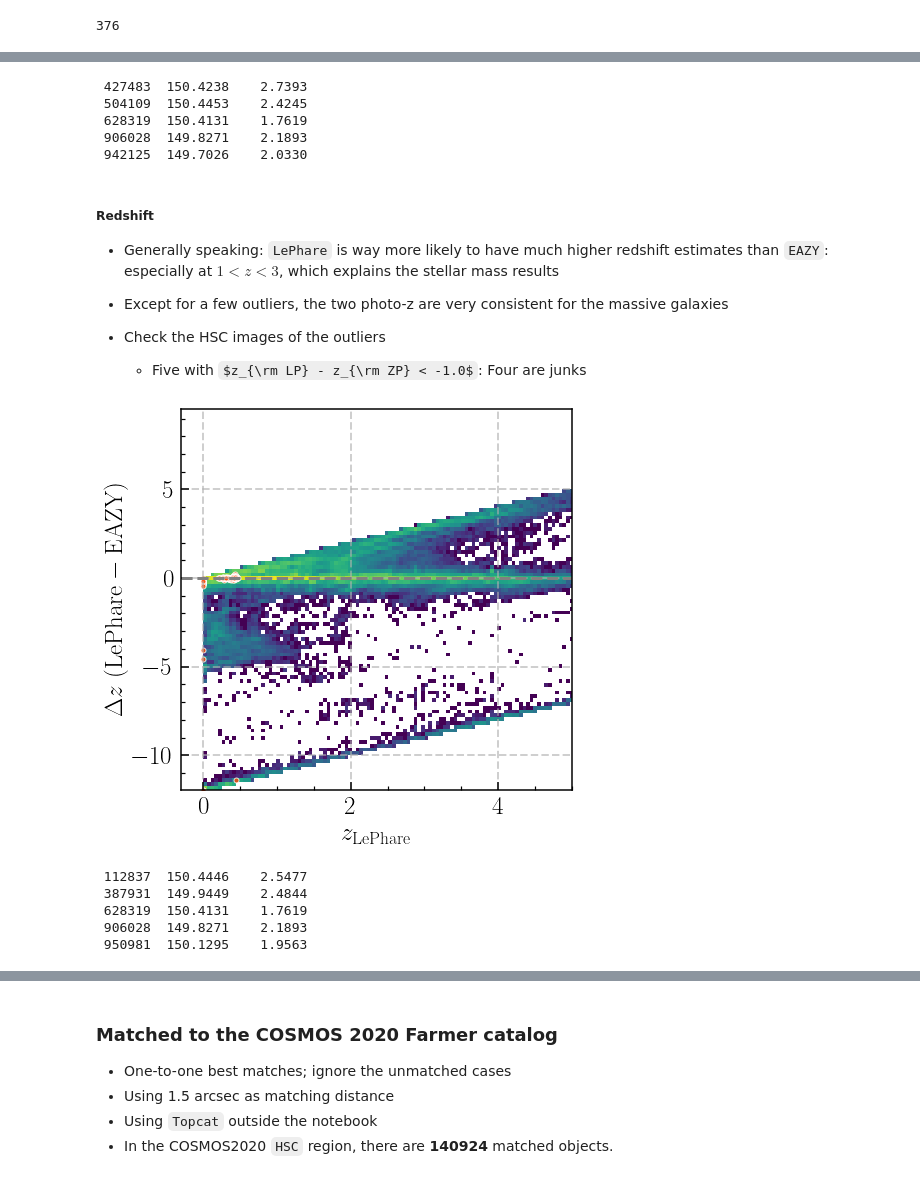
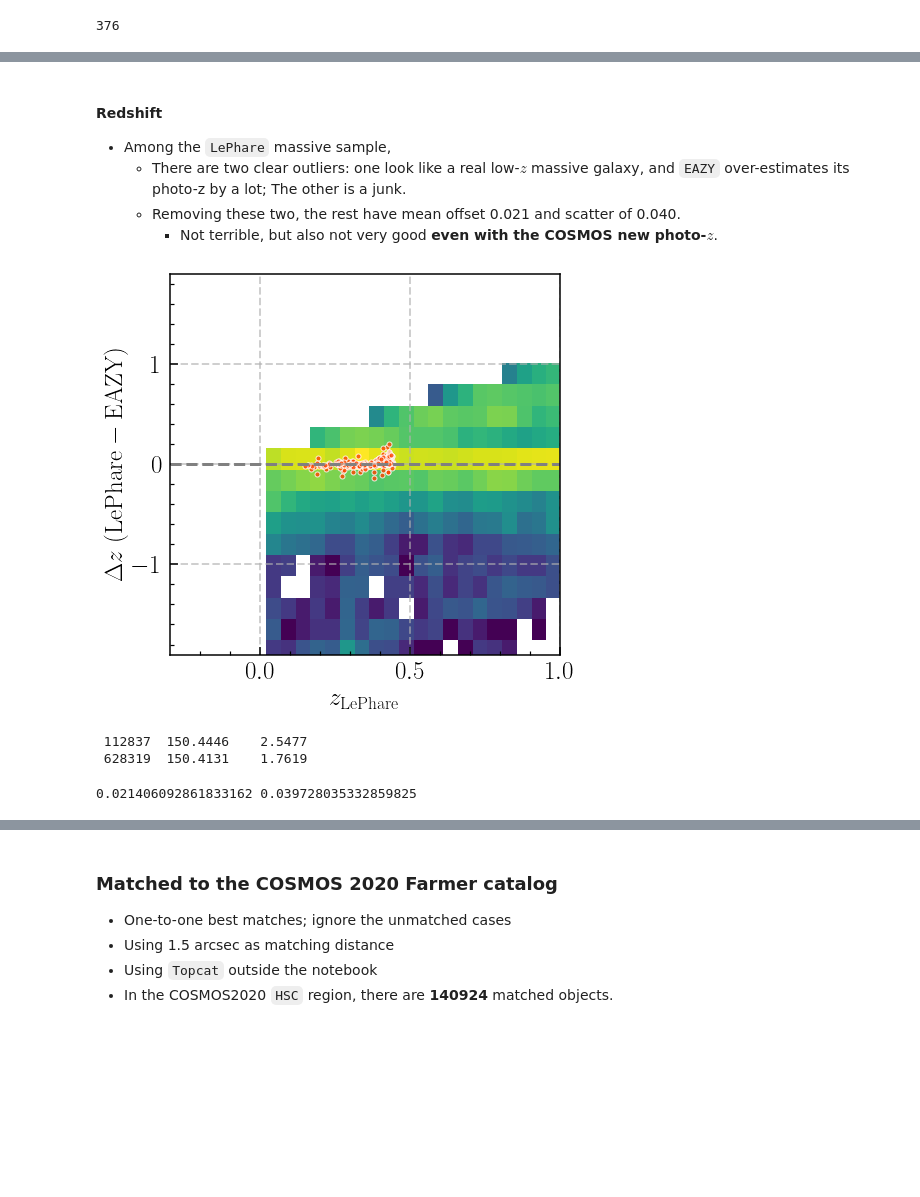
Before and after one commit to dr-guangtou/damascus, a Jupyter notebook: note/cosmos2020/cosmos2020_color_magnitude.ipynb, the cells around one changed output, grey strips where cells are left out. Saved outputs shown, nothing was run; the diff lists cells and outputs as text; code cells hidden in the pictures; some formulas as TeX source; blank space fills up the shorter version.

Commit message:
Work on the COSMOS2020 catalog

```diff
--- a/note/cosmos2020/cosmos2020_color_magnitude.ipynb
+++ b/note/cosmos2020/cosmos2020_color_magnitude.ipynb
@@ -256,0 +438,12 @@ ez_mask = c20_valid_lp['ez_mass'] > 0
+# %%
+gr_valid_lp = c20_valid_lp['HSC_g_MAG'] - c20_valid_lp['HSC_r_MAG']
+rz_valid_lp = c20_valid_lp['HSC_r_MAG'] - c20_valid_lp['HSC_z_MAG']
+gz_valid_lp = c20_valid_lp['HSC_g_MAG'] - c20_valid_lp['HSC_z_MAG']
+
+gr_lp_mass_c = c20_lp_mass_c['HSC_g_MAG'] - c20_lp_mass_c['HSC_r_MAG']
+rz_lp_mass_c = c20_lp_mass_c['HSC_r_MAG'] - c20_lp_mass_c['HSC_z_MAG']
+gz_lp_mass_c = c20_lp_mass_c['HSC_g_MAG'] - c20_lp_mass_c['HSC_z_MAG']
+
+print(np.nanmin(gr_lp_mass_c), np.nanmax(gr_lp_mass_c))
+print(np.nanmin(rz_lp_mass_c), np.nanmax(rz_lp_mass_c))
+print(np.nanmin(gz_lp_mass_c), np.nanmax(gz_lp_mass_c))
@@ -256,0 +454,11 @@ ez_mask = c20_valid_lp['ez_mass'] > 0
+# %%
+_, gr_low_lp_mass_c, gr_upp_lp_mass_c = sigma_clip(
+    gr_lp_mass_c, sigma_lower=3, sigma_upper=2.5, maxiters=5, masked=False, return_bounds=True)
+_, rz_low_lp_mass_c, rz_upp_lp_mass_c = sigma_clip(
+    rz_lp_mass_c, sigma_lower=3, sigma_upper=3, maxiters=5, masked=False, return_bounds=True)
+_, gz_low_lp_mass_c, gz_upp_lp_mass_c = sigma_clip(
+    gz_lp_mass_c, sigma_lower=3, sigma_upper=3, maxiters=5, masked=False, return_bounds=True)
+
+print(gr_low_lp_mass_c, gr_upp_lp_mass_c)
+print(rz_low_lp_mass_c, rz_upp_lp_mass_c)
+print(gz_low_lp_mass_c, gz_upp_lp_mass_c)
@@ -256,0 +525,7 @@ ez_mask = c20_valid_lp['ez_mass'] > 0
+# %%
+c20_lp_mass_good = c20_lp_mass_c[
+    (gr_lp_mass_c > gr_low_lp_mass_c) & (rz_lp_mass_c > rz_low_lp_mass_c) &
+    (gr_lp_mass_c < gr_upp_lp_mass_c) & (rz_lp_mass_c < rz_upp_lp_mass_c)
+]
+
+#_ = [print("{:7d}  {:8.4f}  {:8.4f}".format(obj['ID'], obj['ra'], obj['dec'])) for obj in c20_lp_mass_good]
@@ -258,0 +604,2 @@ ez_mask = c20_valid_lp['ez_mass'] > 0
+# %%
+ez_mask = (c20_valid_lp['ez_mass'] > 0) & (c20_valid_lp['ez_z_phot'] > 0)
@@ -320,56 +704,47 @@ _ = ax.set_ylabel(r'$\Delta \log M_{\star}\ (\rm LePhare - EAZY)\ [\rm dex]$', f
-# %%
-temp = c20_lowz_massive[(c20_lowz_massive['lp_mass_med'] - c20_lowz_massive['ez_mass']) > 0.5]
-
-_ = [print("{:7d}  {:8.4f}  {:8.4f}".format(obj['ID'], obj['ra'], obj['dec'])) for obj in temp]
-# %% [output]
- 427483  150.4238    2.7393
- 504109  150.4453    2.4245
- 628319  150.4131    1.7619
- 906028  149.8271    2.1893
- 942125  149.7026    2.0330
 # %% [markdown]
-##### Redshift
+#### Redshift
 
-- Generally speaking: `LePhare` is way more likely to have much higher redshift estimates than `EAZY`: especially at $1 < z < 3$, which explains the stellar mass results
-
-- Except for a few outliers, the two photo-z are very consistent for the massive galaxies
-
-- Check the HSC images of the outliers
-    - Five with $z_{\rm LP} - z_{\rm ZP} < -1.0$: Four are junks
+- Among the `LePhare` massive sample,
+    - There are two clear outliers: one look like a real low-$z$ massive galaxy, and `EAZY` over-estimates its photo-z by a lot; The other is a junk.
+    - Removing these two, the rest have mean offset 0.021 and scatter of 0.040.
+        - Not terrible, but also not very good **even with the COSMOS new photo-$z$**.
 # %%
 fig = plt.figure(figsize=(7, 7))
 ax = plt.subplot(111)
 
-ez_mask = c20_valid['ez_z_phot'] > 0
 
 # 2-D histogram
 ax.hist2d(
-    c20_valid_lp['lp_zBEST'][ez_mask], c20_valid_lp['lp_zBEST'][ez_mask] - c20_valid['ez_z_phot'][ez_mask],
+    c20_valid_lp['lp_zPDF'][ez_mask], c20_valid_lp['lp_zPDF'][ez_mask] - c20_valid_lp['ez_z_phot'][ez_mask],
     bins=(200, 100), cmin=1, cmap='viridis', norm=mpl.colors.LogNorm())
 
 ax.scatter(
-    c20_lowz_massive['lp_zBEST'], c20_lowz_massive['lp_zBEST'] - c20_lowz_massive['ez_z_phot'],
+    c20_lp_mass_good['lp_zPDF'], c20_lp_mass_good['lp_zPDF'] - c20_lp_mass_good['ez_z_phot'],
     s=25, facecolor='orangered', edgecolor='w', alpha=0.8
 )
 
 ax.axhline(0.0, linestyle='--', linewidth=3.0, c='grey')
 ax.grid(linestyle='--', linewidth=2, alpha=0.6)
 
-_ = ax.set_xlim(-0.3, 5.0)
-#_ = ax.set_ylim(-2.9, 4.5)
+_ = ax.set_xlim(-0.3, 1.0)
+_ = ax.set_ylim(-1.9, 1.9)
 
 _ = ax.set_xlabel(r'$z_{\rm LePhare}$', fontsize=25)
 _ = ax.set_ylabel(r'$\Delta z\ (\rm LePhare - EAZY)$', fontsize=25)
 # %% [output]
-[figure, old version]
+[figure, new version]
 # %%
-temp = c20_lowz_massive[(c20_lowz_massive['lp_zBEST'] - c20_lowz_massive['ez_z_phot']) < -1.0]
+temp = c20_lp_mass_good[(c20_lp_mass_good['lp_zPDF'] - c20_lp_mass_good['ez_z_phot']) < -0.5]
 
 _ = [print("{:7d}  {:8.4f}  {:8.4f}".format(obj['ID'], obj['ra'], obj['dec'])) for obj in temp]
 # %% [output]
  112837  150.4446    2.5477
- 387931  149.9449    2.4844
  628319  150.4131    1.7619
- 906028  149.8271    2.1893
- 950981  150.1295    1.9563
+# %%
+m = (c20_lp_mass_good['lp_zPDF'] - c20_lp_mass_good['ez_z_phot']) > -0.5
+diff_z = (c20_lp_mass_good['lp_zPDF'][m] - c20_lp_mass_good['ez_z_phot'][m])
+
+print(np.nanmean(diff_z), np.nanstd(diff_z))
+# %% [output]
+0.021406092861833162 0.039728035332859825
 # %% [markdown]
```
Also changed, not shown: parts of 78 cells of this notebook.
